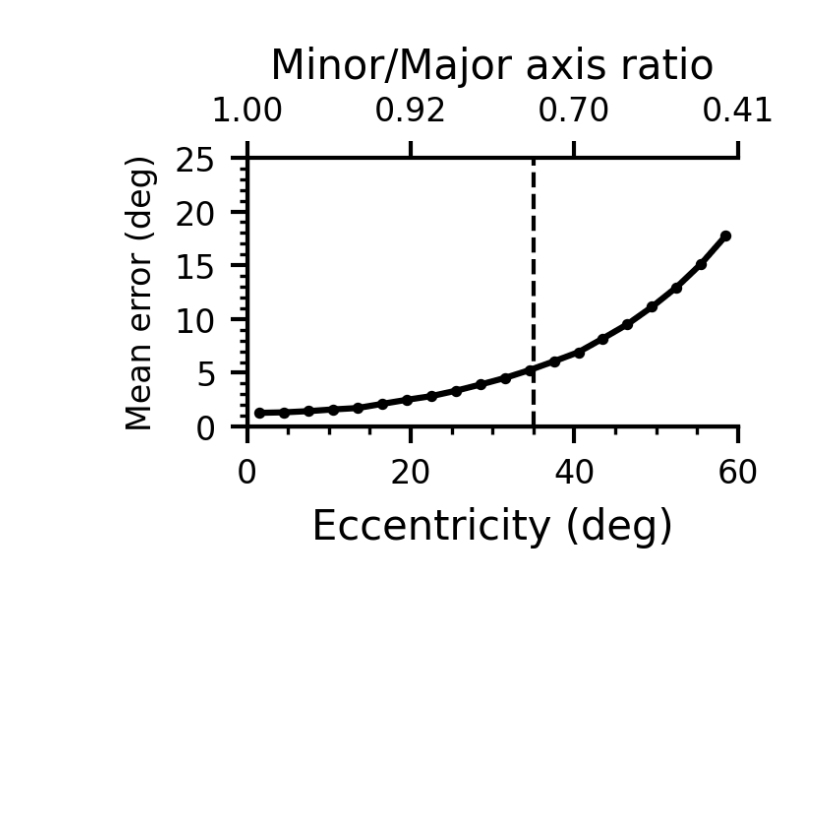
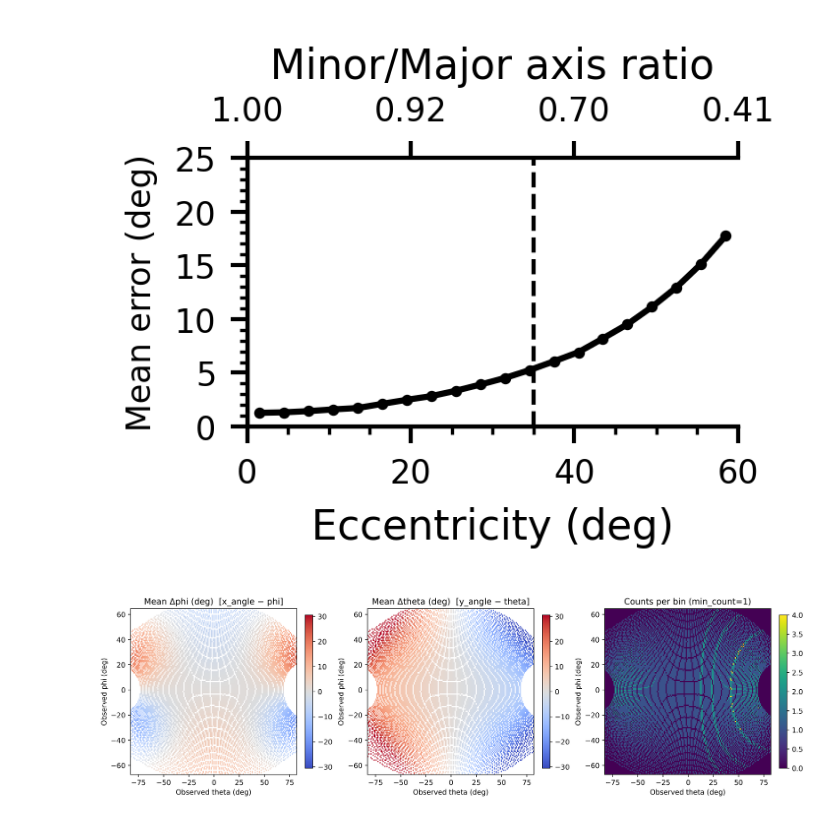
Before and after one commit to EvolutionaryNeuralCodingLab/PETS, a Jupyter notebook: src/eye_tracking_system_tools/utils/kerr_accuracy_report_clean.ipynb, the cells around one changed output. Drawn from its saved outputs; the diff is of its cells as text; code cells hidden in the pictures; blank space fills up the shorter version.

```diff
--- a/src/eye_tracking_system_tools/utils/kerr_accuracy_report_clean.ipynb
+++ b/src/eye_tracking_system_tools/utils/kerr_accuracy_report_clean.ipynb
@@ -69,7 +69,7 @@ def kerr(df, aEC = np.nan, bEC = np.nan):
     output_df = pd.concat([df[['frame', 'x_angle','y_angle','ratio2','ratio1']],output_df], axis=1)
     return f_z, output_df #, valid_mask, valid_major_ax, valid_positions
 # %%
-sim_df = pd.read_csv(r'Z:\Nimrod\3D_calibration\eye_ellipse_map_diameter_8mm_distance_13mm\ellipse_angle_mapping_correct_diameter_08mm_distance_13mm.csv', index_col=0)
+sim_df = pd.read_csv(r'D:\sample_data_for_eye_repo\eye_ellipse_map_diameter_8mm_distance_13mm\eye_ellipse_map_diameter_8mm_distance_13mm\ellipse_angle_mapping_correct_diameter_08mm_distance_13mm.csv', index_col=0)
 sim_df['major_ax'] = np.maximum(sim_df['axs_1'], sim_df['axs_2'])
 sim_df['minor_ax'] = np.minimum(sim_df['axs_1'], sim_df['axs_2'])
 sim_df['ratio2'] = sim_df['minor_ax'] / sim_df['major_ax']
@@ -261,3 +261,95 @@ out = plot_error_vs_ecc_with_ratio_axis_pdf(
 k=70°  →  R=35.00°  →  ratio@R≈0.761
 Within-span (r≤R) mean error: 3.242°  (n=4088)
 [figure]
+# %%
+import numpy as np
+import pandas as pd
+import matplotlib.pyplot as plt
+
+# --- Inputs: kerr_df must contain these columns ---
+# ground truth: x_angle, y_angle
+# observed:     phi, theta
+req = ["x_angle", "y_angle", "phi", "theta"]
+missing = [c for c in req if c not in kerr_df.columns]
+if missing:
+    raise ValueError(f"kerr_df is missing columns: {missing}")
+
+d = kerr_df[req].copy()
+for c in req:
+    d[c] = pd.to_numeric(d[c], errors="coerce")
+d = d.dropna(subset=req)
+
+# Corrections defined so: corrected = observed + delta
+d["dphi"] = d["x_angle"] - d["phi"]
+d["dtheta"] = d["y_angle"] - d["theta"]
+
+# --- Bin in OBSERVED space (phi, theta), since that's what real data will have ---
+step = 1.0  # degrees per bin; try 0.5 or 1.0
+phi_min, phi_max = np.nanpercentile(d["phi"], [0.5, 99.5])
+th_min, th_max   = np.nanpercentile(d["theta"], [0.5, 99.5])
+
+phi_edges = np.arange(phi_min, phi_max + step*1.001, step)
+th_edges  = np.arange(th_min, th_max + step*1.001, step)
+
+d["phi_bin"] = pd.cut(d["phi"], bins=phi_edges, include_lowest=True)
+d["th_bin"]  = pd.cut(d["theta"], bins=th_edges, include_lowest=True)
+
+# Aggregate mean correction and counts per bin
+gb = d.groupby(["phi_bin", "th_bin"], observed=False).agg(
+    dphi_mean=("dphi", "mean"),
+    dtheta_mean=("dtheta", "mean"),
+    n=("dphi", "size"),
+).reset_index()
+
+# Convert to 2D grids (rows=phi bins, cols=theta bins)
+dphi_grid   = gb.pivot(index="phi_bin", columns="th_bin", values="dphi_mean").to_numpy()
+dtheta_grid = gb.pivot(index="phi_bin", columns="th_bin", values="dtheta_mean").to_numpy()
+n_grid      = gb.pivot(index="phi_bin", columns="th_bin", values="n").to_numpy()
+
+# Mask bins with few samples (stabilizes the map)
+min_count = 1
+mask_sparse = n_grid < min_count
+dphi_grid_m   = dphi_grid.copy()
+dtheta_grid_m = dtheta_grid.copy()
+dphi_grid_m[mask_sparse] = np.nan
+dtheta_grid_m[mask_sparse] = np.nan
+
+# Bin centers for axes
+phi_centers = (phi_edges[:-1] + phi_edges[1:]) / 2
+th_centers  = (th_edges[:-1] + th_edges[1:]) / 2
+
+extent = [th_centers[0], th_centers[-1], phi_centers[0], phi_centers[-1]]  # x=theta, y=phi
+
+# --- Plot ---
+fig, axs = plt.subplots(1, 3, figsize=(14, 4), dpi=600,constrained_layout=True)
+
+v = np.nanpercentile(np.abs(np.r_[dphi_grid_m.ravel(), dtheta_grid_m.ravel()]), 98)
+if not np.isfinite(v) or v == 0:
+    v = 5.0
+
+im0 = axs[0].imshow(dphi_grid_m, origin="lower", aspect="auto", extent=extent,
+                    cmap="coolwarm", vmin=-v, vmax=v)
+axs[0].set_title("Mean Δphi (deg)  [x_angle − phi]")
+axs[0].set_xlabel("Observed theta (deg)")
+axs[0].set_ylabel("Observed phi (deg)")
+fig.colorbar(im0, ax=axs[0], fraction=0.046)
+
+im1 = axs[1].imshow(dtheta_grid_m, origin="lower", aspect="auto", extent=extent,
+                    cmap="coolwarm", vmin=-v, vmax=v)
+axs[1].set_title("Mean Δtheta (deg)  [y_angle − theta]")
+axs[1].set_xlabel("Observed theta (deg)")
+axs[1].set_ylabel("Observed phi (deg)")
+fig.colorbar(im1, ax=axs[1], fraction=0.046)
+
+im2 = axs[2].imshow(n_grid, origin="lower", aspect="auto", extent=extent, cmap="viridis")
+axs[2].set_title(f"Counts per bin (min_count={min_count})")
+axs[2].set_xlabel("Observed theta (deg)")
+axs[2].set_ylabel("Observed phi (deg)")
+fig.colorbar(im2, ax=axs[2], fraction=0.046)
+
+plt.show()
+
+print("Grid shapes (phi_bins, theta_bins):", dphi_grid_m.shape)
+print("Finite bins kept:", np.isfinite(dphi_grid_m).sum(), " / ", dphi_grid_m.size)
+# %% [output]
+[figure, added]
```
Also changed, not shown: parts of 5 cells of this notebook, 5 other files.
